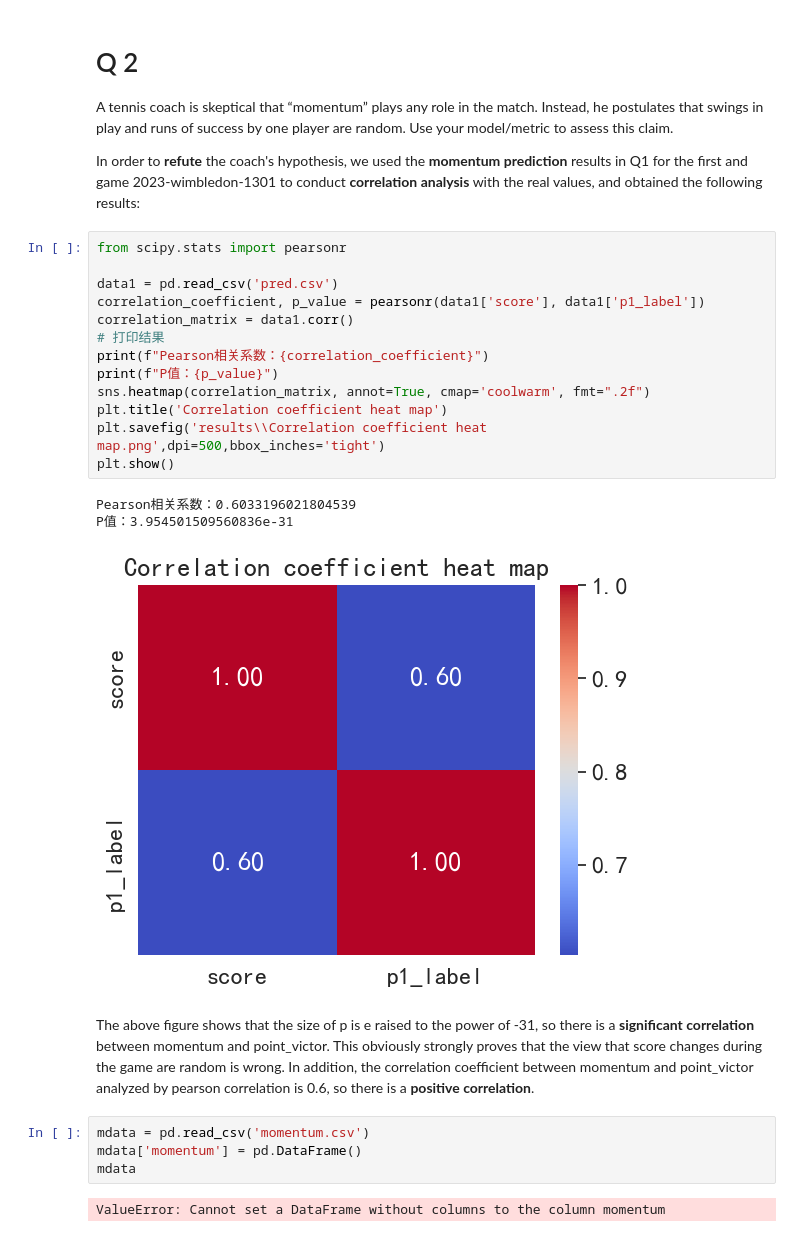
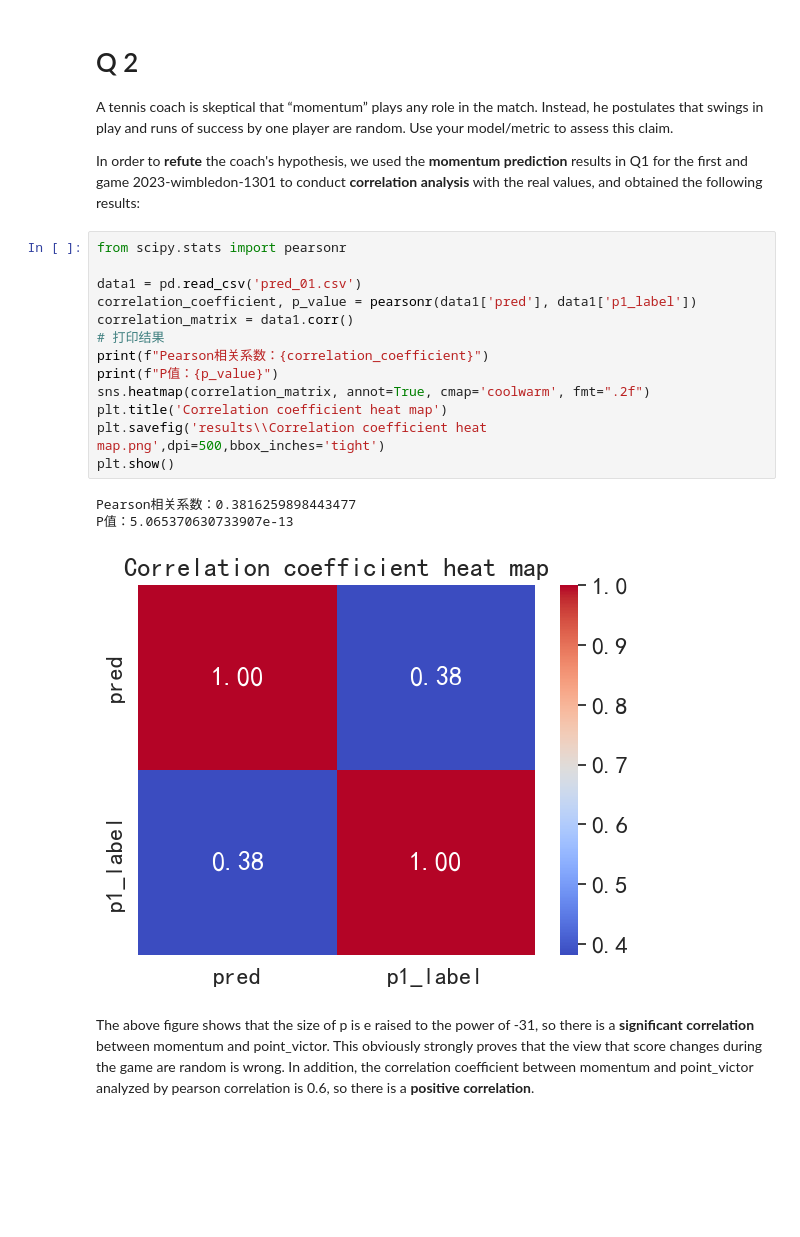
Before and after one commit to Jack-Huang02/MCM-C-Momentum-in-Tennis, a Jupyter notebook: tennis.ipynb, the cells around one changed output. Drawn from its saved outputs; the diff is of its cells as text; blank space fills up the shorter version.

```diff
--- a/tennis.ipynb
+++ b/tennis.ipynb
@@ -297,28 +305,22 @@ In order to **refute** the coach's hypothesis, we used the **momentum prediction
 # %%
 from scipy.stats import pearsonr
 
-data1 = pd.read_csv('pred.csv')
-correlation_coefficient, p_value = pearsonr(data1['score'], data1['p1_label'])
+data1 = pd.read_csv('pred_01.csv')
+correlation_coefficient, p_value = pearsonr(data1['pred'], data1['p1_label'])
 correlation_matrix = data1.corr()
 # 打印结果
 print(f"Pearson相关系数：{correlation_coefficient}")
 print(f"P值：{p_value}")
 sns.heatmap(correlation_matrix, annot=True, cmap='coolwarm', fmt=".2f")
 plt.title('Correlation coefficient heat map')
 plt.savefig('results\\Correlation coefficient heat map.png',dpi=500,bbox_inches='tight')
 plt.show()
 # %% [output]
-Pearson相关系数：0.6033196021804539
-P值：3.954501509560836e-31
+Pearson相关系数：0.3816259898443477
+P值：5.065370630733907e-13
-[figure, old version]
+[figure, new version]
 # %% [markdown]
 The above figure shows that the size of p is e raised to the power of -31, so there is a **significant correlation** between
 momentum and point_victor. This obviously strongly proves that the view that score changes during the game are random is wrong. In
 addition, the correlation coefficient between momentum and point_victor analyzed by pearson correlation is 0.6, so there is a
 **positive correlation**.
-# %%
-mdata = pd.read_csv('momentum.csv')
-mdata['momentum'] = pd.DataFrame()
-mdata
-# %% [output]
-ValueError: Cannot set a DataFrame without columns to the column momentum
```
Also changed, not shown: parts of 11 cells of this notebook.
